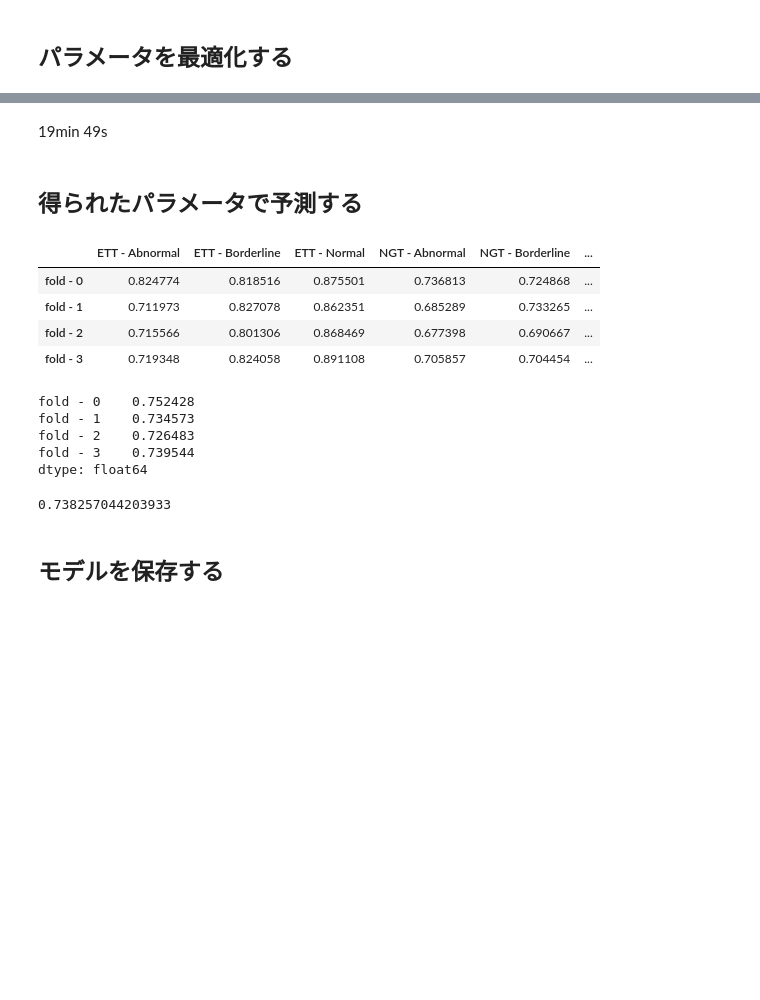
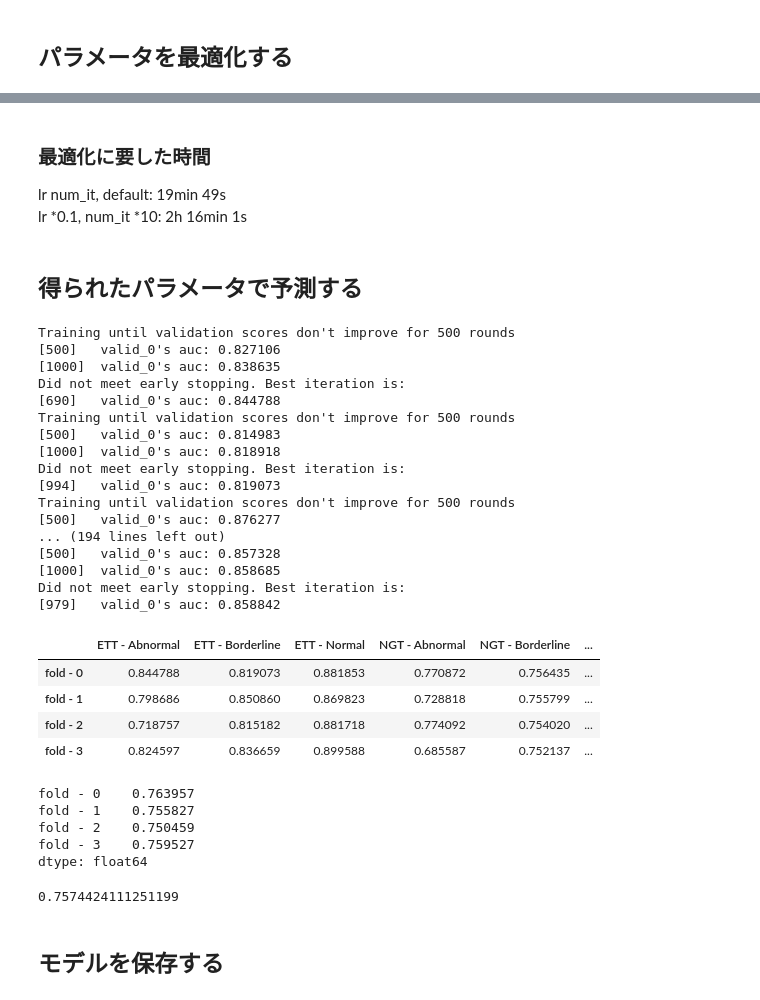
Before and after one commit to Hokoku/catheter, a Jupyter notebook: autoencoder_lgb_training.ipynb, the cells around one changed output, grey strips where cells are left out. Drawn from its saved outputs; the diff is of its cells as text; code cells hidden in the pictures; blank space fills up the shorter version.

Commit message:
add autoencoder_smallLR

```diff
--- a/autoencoder_lgb_training.ipynb
+++ b/autoencoder_lgb_training.ipynb
@@ -72,8 +74,8 @@ train=pd.read_csv(dataset_dir+"train.csv")
 group_kfold=GroupKFold(n_splits=n_folds)
 folds=train.copy()
 
-for n,(train_index,test_index) in enumerate(group_kfold.split(train,groups=train["PatientID"].values)):
-    folds.loc[test_index,"fold"]=n
+for n,(train_idx,val_idx) in enumerate(group_kfold.split(train,groups=train["PatientID"].values)):
+    folds.loc[val_idx,"fold"]=n
 
 folds["fold"]=folds["fold"].astype(int)
 display(folds)
@@ -146,5 +152,7 @@ Wall time: 19min 49s
-# %% [markdown]
-19min 49s
+# %% [markdown]
+### 最適化に要した時間
+lr num_it, default: 19min 49s
+lr \*0.1, num_it \*10: 2h 16min 1s
 # %% [markdown]
 ## 得られたパラメータで予測する
 # %%
@@ -160,46 +168,64 @@ def get_pred(train,test,col_name:str):
     col_index=test.columns.get_loc(col_name)
 
     lgb_train=lightgbm.Dataset(X_train,label=y_train)
     lgb_test=lightgbm.Dataset(X_test,label=y_test,reference=lgb_train)
 
-    params=pickle.load(open(f"{models_dir}autoencoder/lgb_params_{col_index}.pickle","rb"))
-    params["early_stopping_rounds"]=100
+    params=pickle.load(open(f"{models_dir}autoencoder_smallLR/lgb_params_{col_index}.pickle","rb"))
+    params["early_stopping_rounds"]=500
     params["verbose"]=-1
 
-    model=lightgbm.train(params,lgb_train,valid_sets=lgb_test,verbose_eval=200)
+    model=lightgbm.train(params,lgb_train,valid_sets=lgb_test,verbose_eval=500)
     pred=model.predict(X_test)
     auc=roc_auc_score(y_test,pred)
 
     return pred,auc
 
 
 results=pd.DataFrame(columns=target_cols)
 
 for n in range(n_folds):
+    print(f"fold - {n}")
     train_n=dataset[dataset["fold"]!=n]
     test_n=dataset[dataset["fold"]==n]
 
 
     for col_name in target_cols:
         pred,auc=get_pred(train=train_n,test=test_n,col_name=col_name)
 
         results.loc[f"fold - {n}",col_name]=auc
 
 
 display(results)
 display(results.mean(axis=1),results.mean(axis=1).mean())
 # %% [output]
+Training until validation scores don't improve for 500 rounds
+[500]   valid_0's auc: 0.827106
+[1000]  valid_0's auc: 0.838635
+Did not meet early stopping. Best iteration is:
+[690]   valid_0's auc: 0.844788
+Training until validation scores don't improve for 500 rounds
+[500]   valid_0's auc: 0.814983
+[1000]  valid_0's auc: 0.818918
+Did not meet early stopping. Best iteration is:
+[994]   valid_0's auc: 0.819073
+Training until validation scores don't improve for 500 rounds
+[500]   valid_0's auc: 0.876277
+... (194 lines left out)
+[500]   valid_0's auc: 0.857328
+[1000]  valid_0's auc: 0.858685
+Did not meet early stopping. Best iteration is:
+[979]   valid_0's auc: 0.858842
 |  | ETT - Abnormal | ETT - Borderline | ETT - Normal | NGT - Abnormal | NGT - Borderline | ... |
-| fold - 0 | 0.824774 | 0.818516 | 0.875501 | 0.736813 | 0.724868 | ... |
-| fold - 1 | 0.711973 | 0.827078 | 0.862351 | 0.685289 | 0.733265 | ... |
-| fold - 2 | 0.715566 | 0.801306 | 0.868469 | 0.677398 | 0.690667 | ... |
-| fold - 3 | 0.719348 | 0.824058 | 0.891108 | 0.705857 | 0.704454 | ... |
+| fold - 0 | 0.844788 | 0.819073 | 0.881853 | 0.770872 | 0.756435 | ... |
+| fold - 1 | 0.798686 | 0.850860 | 0.869823 | 0.728818 | 0.755799 | ... |
+| fold - 2 | 0.718757 | 0.815182 | 0.881718 | 0.774092 | 0.754020 | ... |
+| fold - 3 | 0.824597 | 0.836659 | 0.899588 | 0.685587 | 0.752137 | ... |
-fold - 0    0.752428
-fold - 1    0.734573
-fold - 2    0.726483
-fold - 3    0.739544
-dtype: float64
-0.738257044203933
+fold - 0    0.763957
+fold - 1    0.755827
+fold - 2    0.750459
+fold - 3    0.759527
+dtype: float64
+0.7574424111251199
 # %% [markdown]
 ## モデルを保存する
 # %%
```
Also changed, not shown: parts of 3 cells of this notebook, 12 other files.
